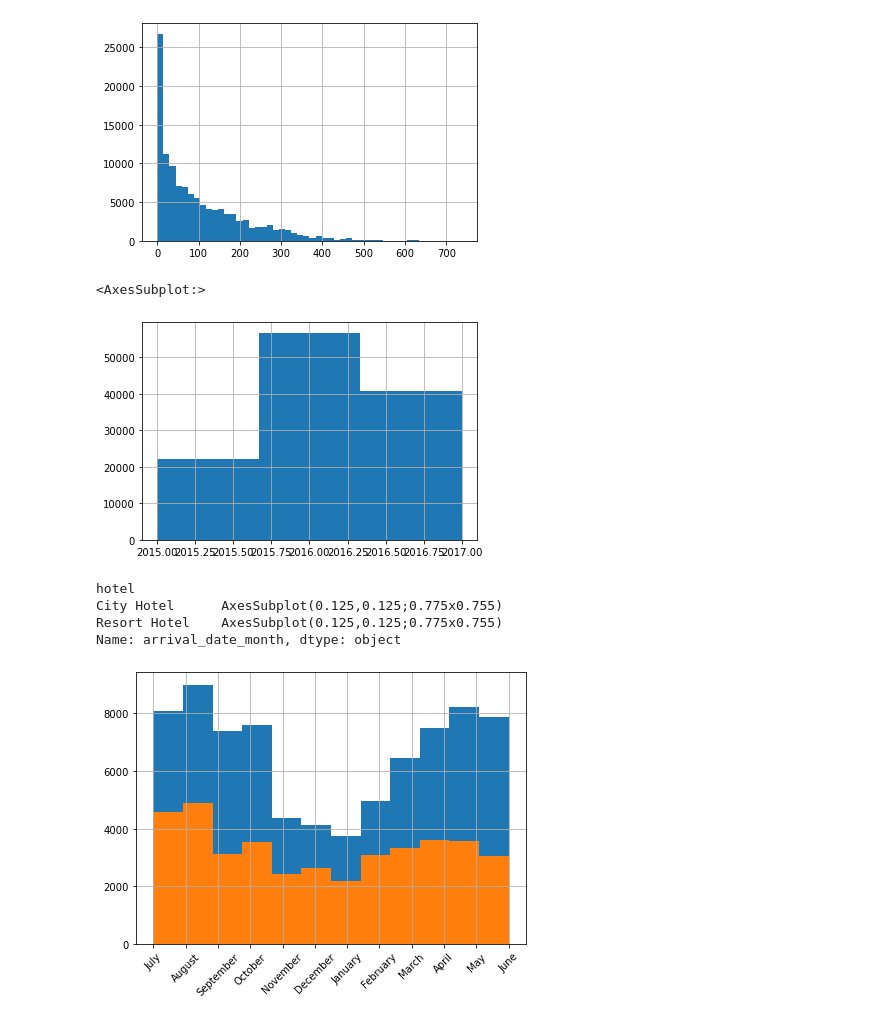
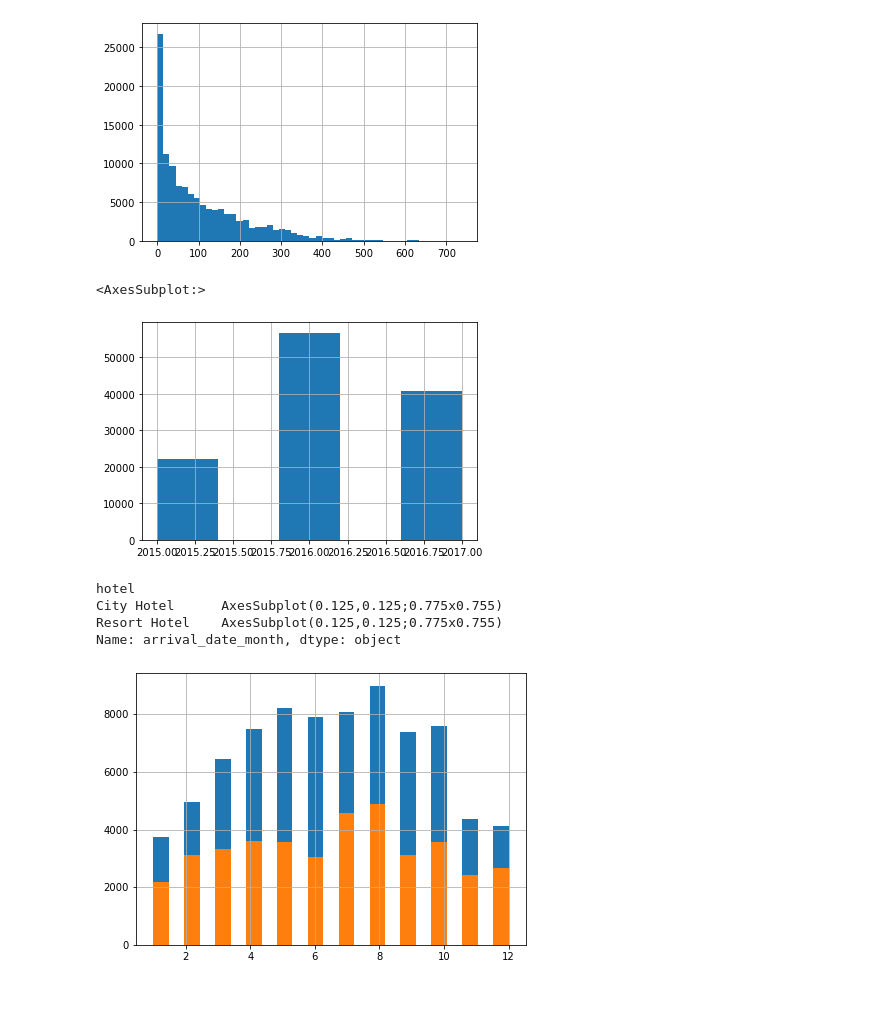
Before and after one commit to DJ1070/Hotel_Bookings, a Jupyter notebook: Hotel.ipynb, the cells around one changed output. Cells and saved outputs as stored; diff of their text form; code cells hidden in the pictures.

```diff
--- a/Hotel.ipynb
+++ b/Hotel.ipynb
@@ -141,16 +142,16 @@ df.lead_time.hist(bins = 50)
 <AxesSubplot:>
 [figure]
 # %%
-df.arrival_date_year.hist(bins = 3)
+df.arrival_date_year.hist(bins = 5)
 # %% [output]
 <AxesSubplot:>
-[figure, old version]
+[figure, new version]
 # %%
-df.arrival_date_month.groupby(df.hotel).hist(bins = 12, figsize = [7 , 5], xrot = 45)
+df.arrival_date_month.groupby(df.hotel).hist(bins = 23, figsize = [7 , 5])
 # %% [output]
 hotel
 City Hotel      AxesSubplot(0.125,0.125;0.775x0.755)
 Resort Hotel    AxesSubplot(0.125,0.125;0.775x0.755)
 Name: arrival_date_month, dtype: object
-[figure, old version]
+[figure, new version]
 # %%
```
Also changed, not shown: parts of 13 cells of this notebook.
